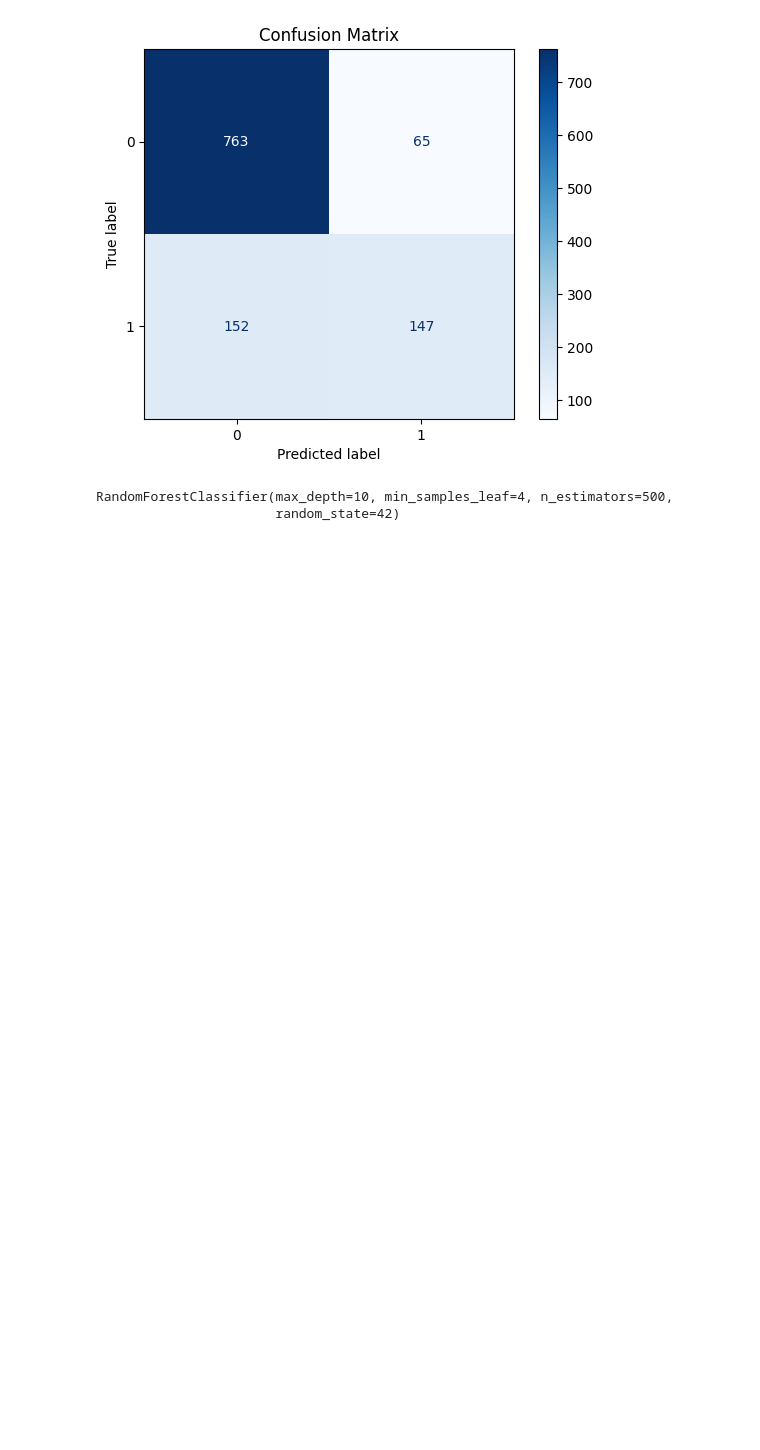
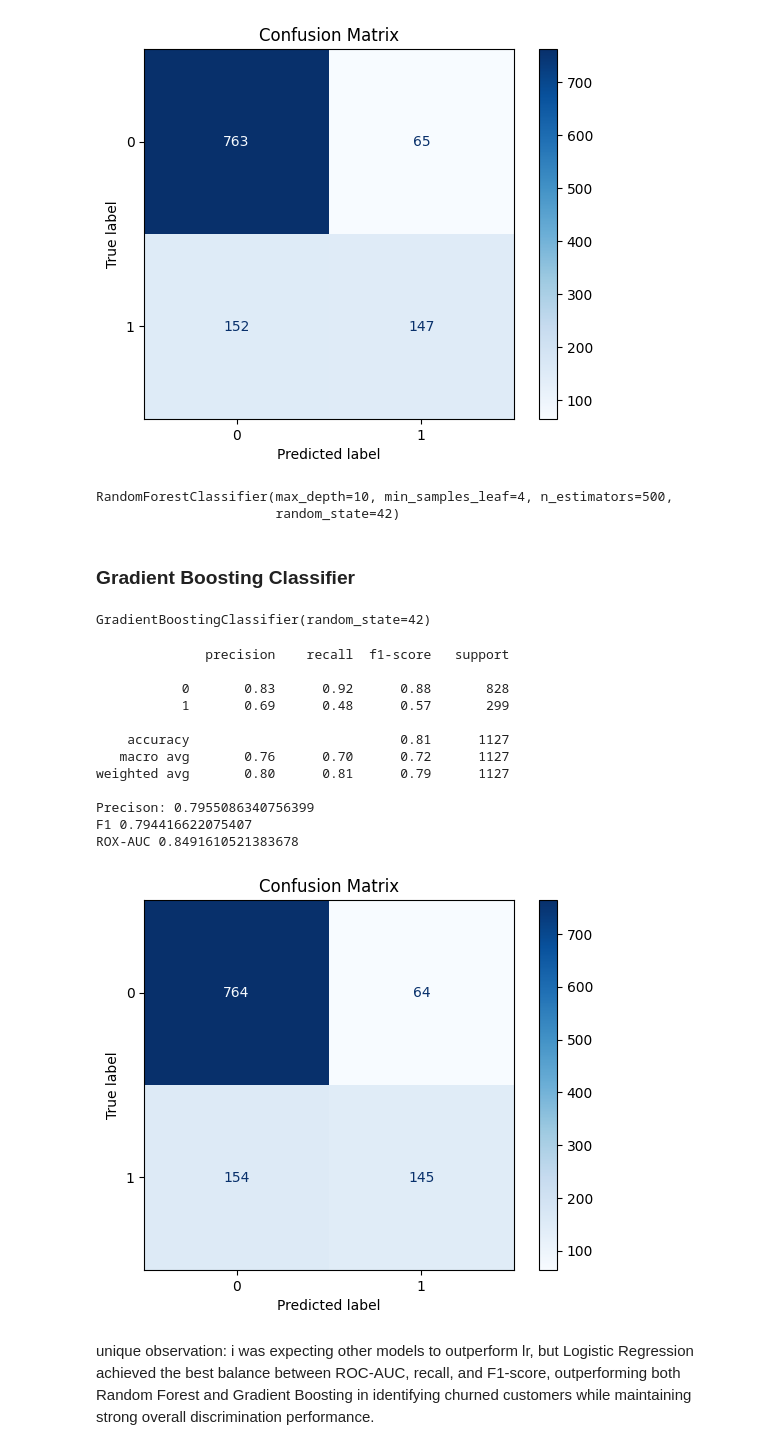
Before and after one commit to Kaemiii-SS/Churn-Prediction-System, a Jupyter notebook: training/model_training.ipynb, the cells around one changed output. Saved outputs shown, nothing was run; the diff lists cells and outputs as text; code cells hidden in the pictures; blank space fills up the shorter version.

Commit message:
Training a gradient boosting classifier and observing metrics

```diff
--- a/training/model_training.ipynb
+++ b/training/model_training.ipynb
@@ -335,3 +335,45 @@ print(best_rf)
 # %% [output]
 RandomForestClassifier(max_depth=10, min_samples_leaf=4, n_estimators=500,
                        random_state=42)
+# %% [markdown]
+### Gradient Boosting Classifier
+# %%
+from sklearn.ensemble import GradientBoostingClassifier
+
+gb = GradientBoostingClassifier(
+    n_estimators=100,
+    learning_rate=0.1,
+    random_state=42
+)
+
+gb.fit(X_train_processed, y_train)
+# %% [output]
+GradientBoostingClassifier(random_state=42)
+# %%
+y_pred_gb = gb.predict(X_val_processed)
+# %%
+print(classification_report(y_val, y_pred_gb))
+print("Precison:", precision_score(y_val, y_pred_gb, average="weighted"))
+print("F1", f1_score(y_val, y_pred_gb, average="weighted"))
+print("ROX-AUC", roc_auc_score(y_val, gb.predict_proba(X_val_processed)[:,1]))
+
+cm = confusion_matrix(y_val, y_pred_gb)
+ConfusionMatrixDisplay(cm, display_labels=gb.classes_).plot(cmap="Blues")
+plt.title("Confusion Matrix")
+plt.show()
+# %% [output]
+              precision    recall  f1-score   support
+
+           0       0.83      0.92      0.88       828
+           1       0.69      0.48      0.57       299
+
+    accuracy                           0.81      1127
+   macro avg       0.76      0.70      0.72      1127
+weighted avg       0.80      0.81      0.79      1127
+
+Precison: 0.7955086340756399
+F1 0.794416622075407
+ROX-AUC 0.8491610521383678
+[figure, added]
+# %% [markdown]
+unique observation: i was expecting other models to outperform lr, but Logistic Regression achieved the best balance between ROC-AUC, recall, and F1-score, outperforming both Random Forest and Gradient Boosting in identifying churned customers while maintaining strong overall discrimination performance.
```
Also changed, not shown: parts of 1 cell of this notebook.
